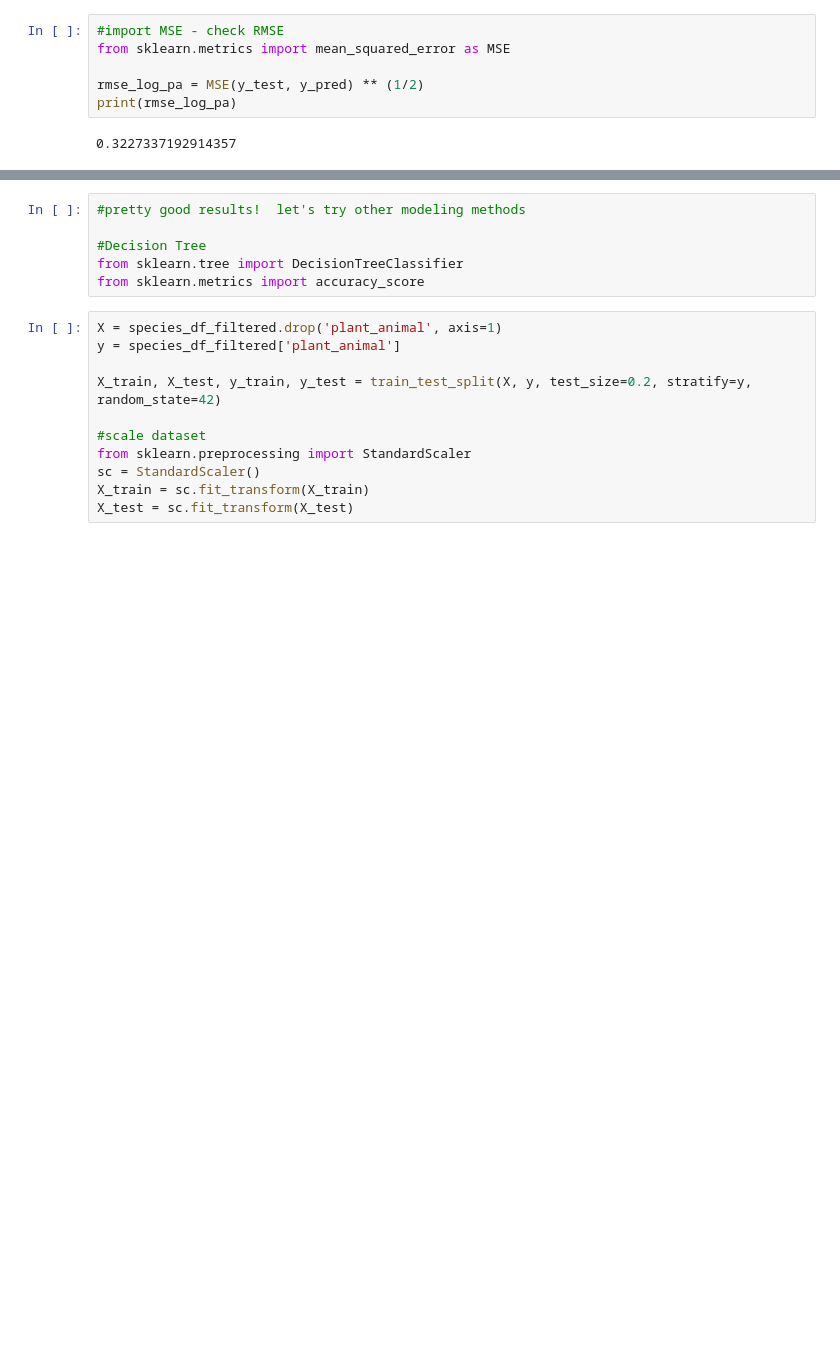
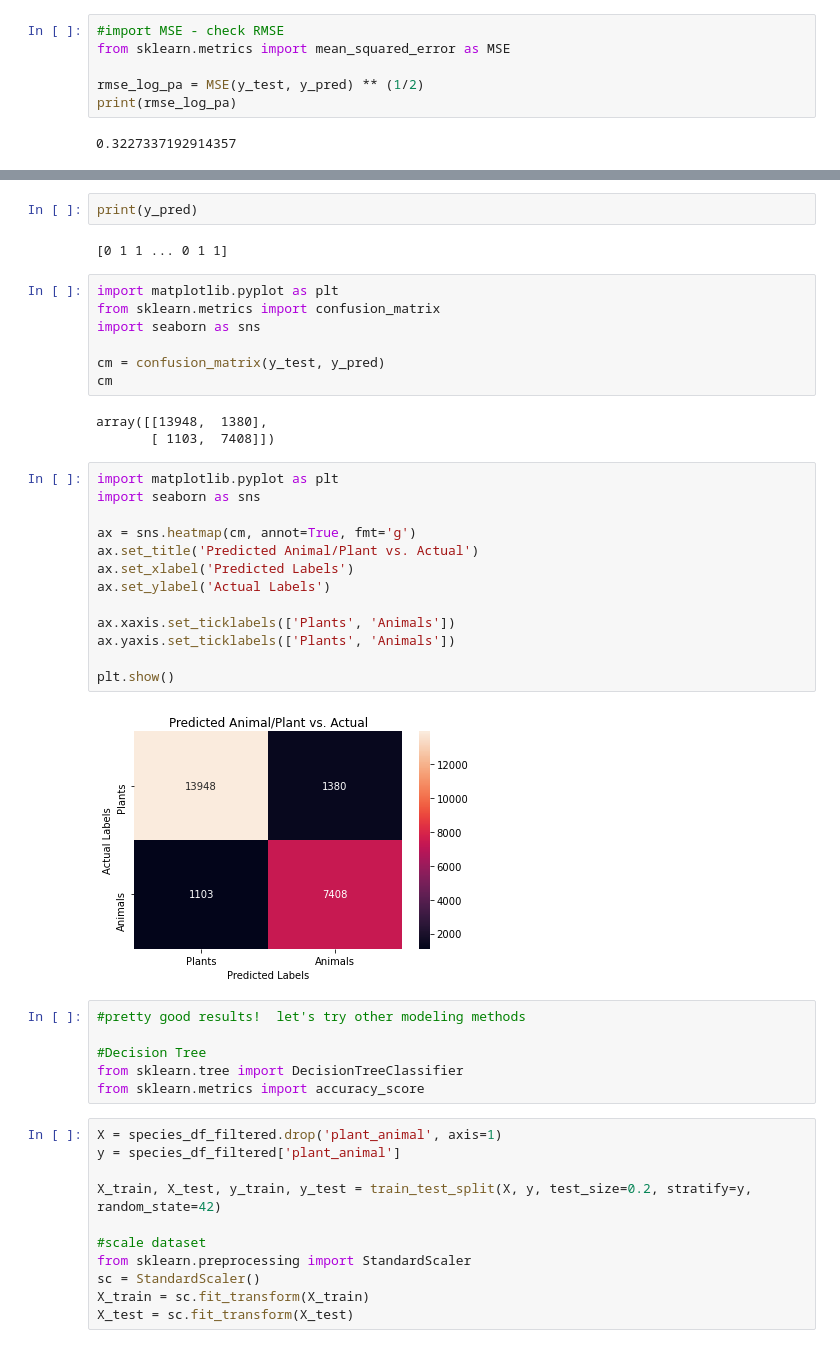
Before and after one commit to JennyArbo/CG2021_Final_Project_Jenny_Chrissy, a Jupyter notebook: final project sandbox_plants v animals.ipynb, the cells around one changed output, grey strips where cells are left out. Drawn from its saved outputs; the diff is of its cells as text; blank space fills up the shorter version.

```diff
--- a/final project sandbox_plants v animals.ipynb
+++ b/final project sandbox_plants v animals.ipynb
@@ -199,3 +214,32 @@ print(rmse_log_pa)
+# %%
+print(y_pred)
+# %% [output]
+[0 1 1 ... 0 1 1]
+# %%
+import matplotlib.pyplot as plt
+from sklearn.metrics import confusion_matrix
+import seaborn as sns
+
+cm = confusion_matrix(y_test, y_pred)
+cm
+# %% [output]
+array([[13948,  1380],
+       [ 1103,  7408]])
+# %%
+import matplotlib.pyplot as plt
+import seaborn as sns
+
+ax = sns.heatmap(cm, annot=True, fmt='g')
+ax.set_title('Predicted Animal/Plant vs. Actual')
+ax.set_xlabel('Predicted Labels')
+ax.set_ylabel('Actual Labels')
+
+ax.xaxis.set_ticklabels(['Plants', 'Animals'])
+ax.yaxis.set_ticklabels(['Plants', 'Animals'])
+
+plt.show()
+# %% [output]
+[figure, added]
 # %%
 #pretty good results!  let's try other modeling methods
 
```
Also changed, not shown: parts of 4 cells of this notebook.
